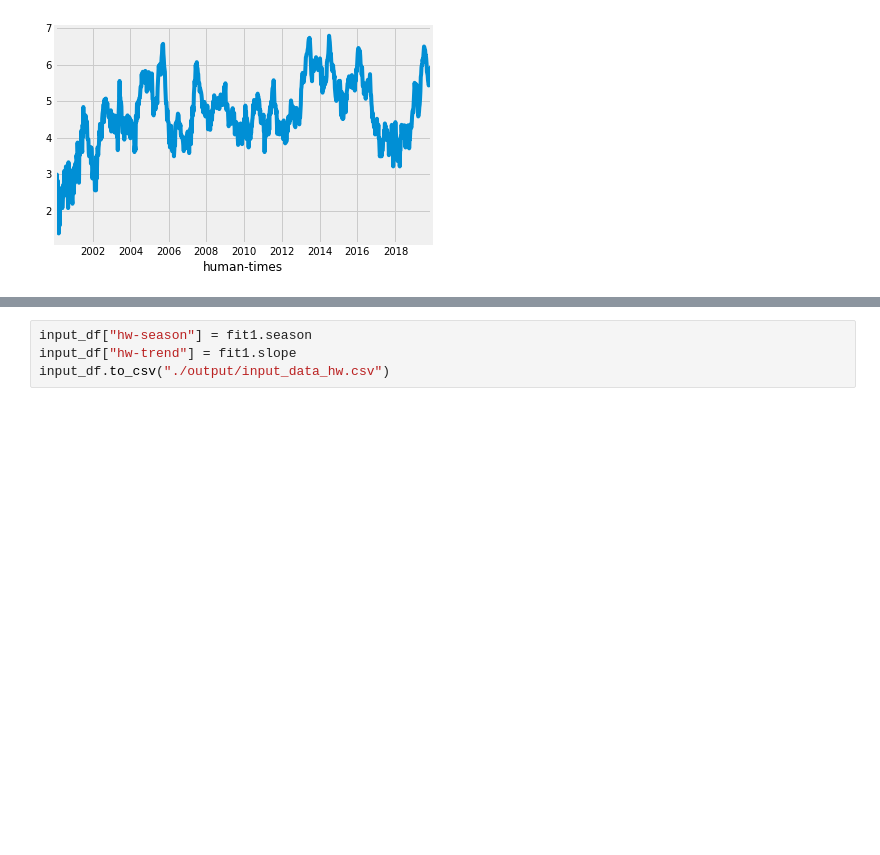
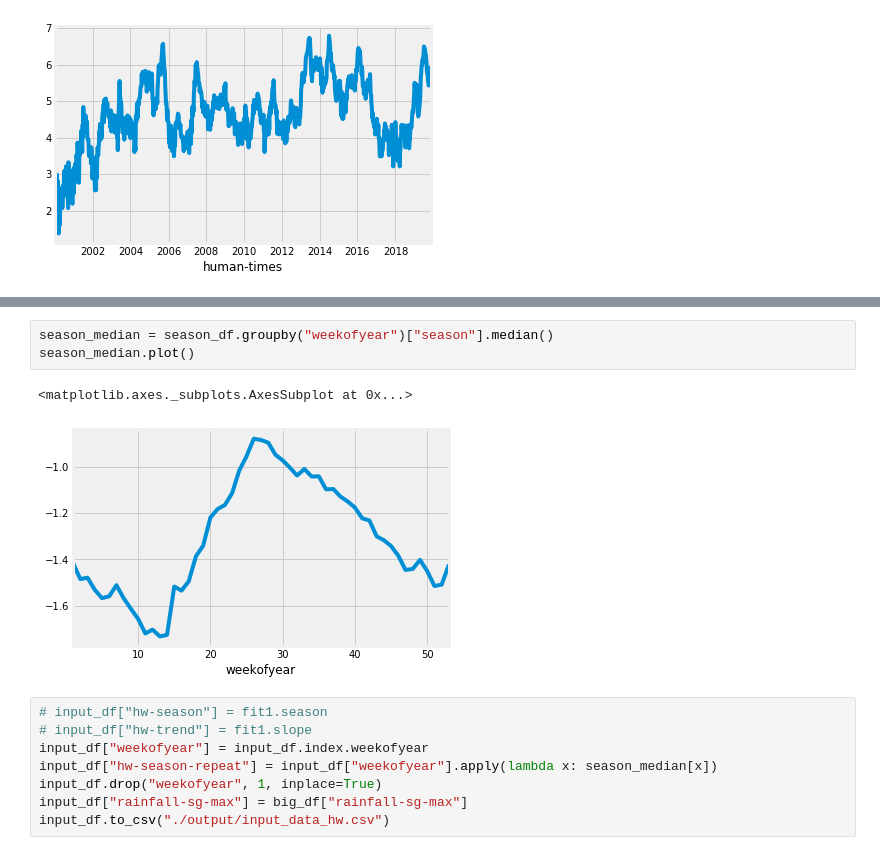
Before and after one commit to mammothb/personal, a Jupyter notebook: datathon/data-extraction/prepare_input_data.ipynb, the cells around one changed output, grey strips where cells are left out. Saved outputs shown, nothing was run; the diff lists cells and outputs as text; blank space fills up the shorter version.

```diff
--- a/datathon/data-extraction/prepare_input_data.ipynb
+++ b/datathon/data-extraction/prepare_input_data.ipynb
@@ -451,4 +453,14 @@ bp = season_df.boxplot("season", "weekofyear", return_type="both")
+# %%
+season_median = season_df.groupby("weekofyear")["season"].median()
+season_median.plot()
+# %% [output]
+<matplotlib.axes._subplots.AxesSubplot at 0x...>
+[figure, added]
 # %%
-input_df["hw-season"] = fit1.season
-input_df["hw-trend"] = fit1.slope
+# input_df["hw-season"] = fit1.season
+# input_df["hw-trend"] = fit1.slope
+input_df["weekofyear"] = input_df.index.weekofyear
+input_df["hw-season-repeat"] = input_df["weekofyear"].apply(lambda x: season_median[x])
+input_df.drop("weekofyear", 1, inplace=True)
+input_df["rainfall-sg-max"] = big_df["rainfall-sg-max"]
 input_df.to_csv("./output/input_data_hw.csv")
```
Also changed, not shown: parts of 5 cells of this notebook, 13 other files.
